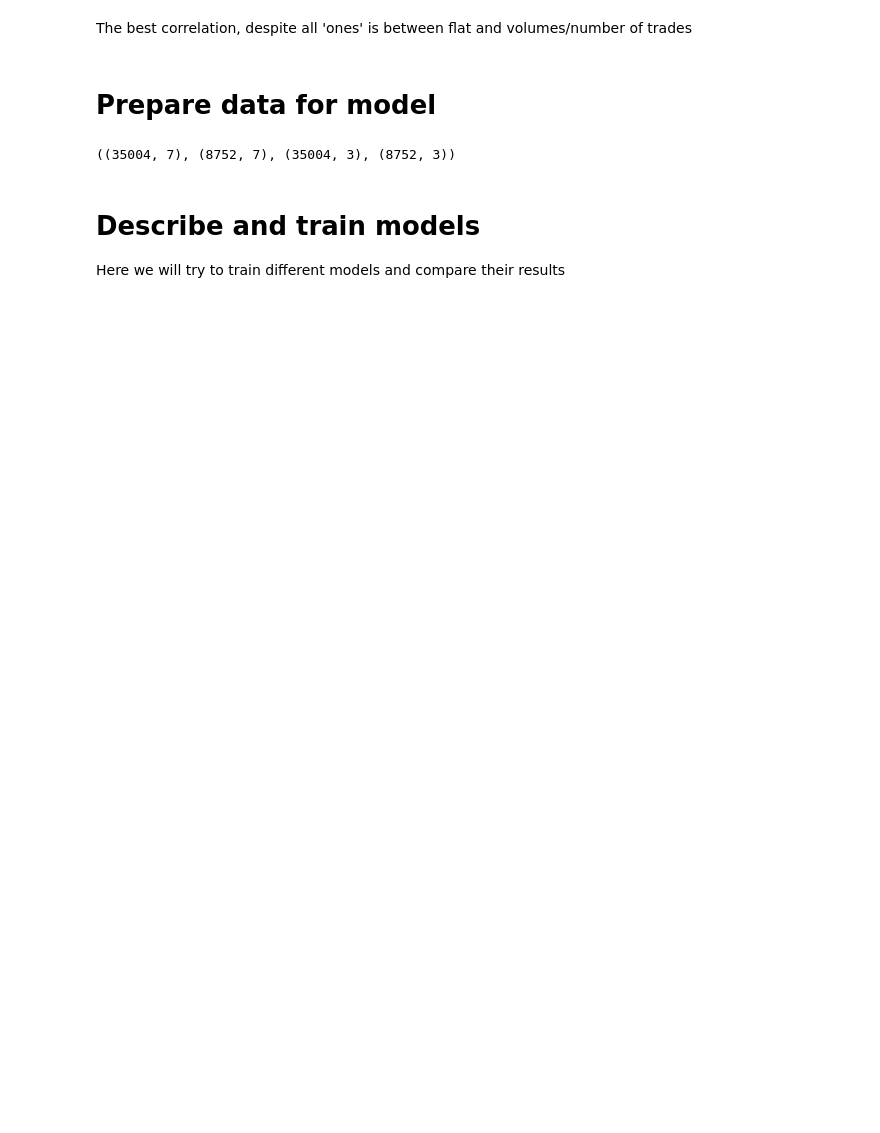
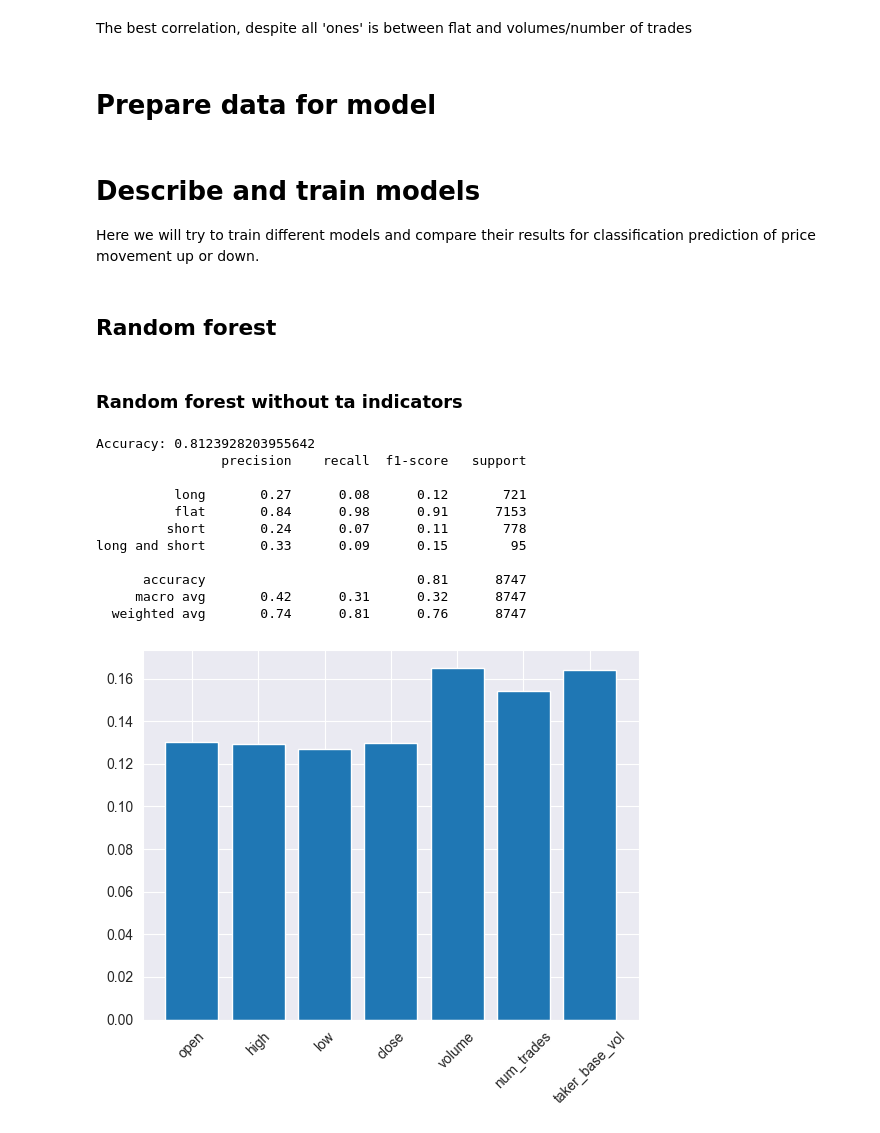
Before and after one commit to IhorRod/TechAnalysis-methods, a Jupyter notebook: notebooks/PZ2.ipynb, the cells around one changed output. Cells and saved outputs as stored; diff of their text form; code cells hidden in the pictures; blank space fills up the shorter version.

Commit message:
Add PZ2 forest

```diff
--- a/notebooks/PZ2.ipynb
+++ b/notebooks/PZ2.ipynb
@@ -142,9 +209,44 @@ X_test = sc.transform(X_test)
-# %%
-# Check shapes
-X_train.shape, X_test.shape, y_train.shape, y_test.shape
-# %% [output]
-((35004, 7), (8752, 7), (35004, 3), (8752, 3))
 # %% [markdown]
 <h1>Describe and train models</h1>
 
-Here we will try to train different models and compare their results
+Here we will try to train different models and compare their results for classification prediction of price movement up or down.
+# %% [markdown]
+<h2>Random forest</h2>
+# %% [markdown]
+<h3>Random forest without ta indicators</h3>
+# %%
+# Train random forest model
+from sklearn.ensemble import RandomForestClassifier
+rf_classifier = RandomForestClassifier(n_estimators=100, criterion='entropy', random_state=42)
+rf_classifier.fit(X_train_no_ta, y_class_train)
+
+# Predict test results
+y_pred = rf_classifier.predict(X_test_no_ta)
+
+# Check accuracy
+from sklearn.metrics import accuracy_score
+print(f"Accuracy: {accuracy_score(y_class_test, y_pred)}")
+
+# Check classification report
+from sklearn.metrics import classification_report
+print(classification_report(y_class_test, y_pred, target_names=class_labels))
+
+# Check feature importances
+importances = rf_classifier.feature_importances_
+import matplotlib.pyplot as plt
+plt.bar(X_dataset.columns[:len(importances)], importances)
+plt.xticks(rotation=45)
+plt.show()
+# %% [output]
+Accuracy: 0.8123928203955642
+                precision    recall  f1-score   support
+
+          long       0.27      0.08      0.12       721
+          flat       0.84      0.98      0.91      7153
+         short       0.24      0.07      0.11       778
+long and short       0.33      0.09      0.15        95
+
+      accuracy                           0.81      8747
+     macro avg       0.42      0.31      0.32      8747
+  weighted avg       0.74      0.81      0.76      8747
+[figure, added]
```
Also changed, not shown: parts of 14 cells of this notebook, 1 other file.
